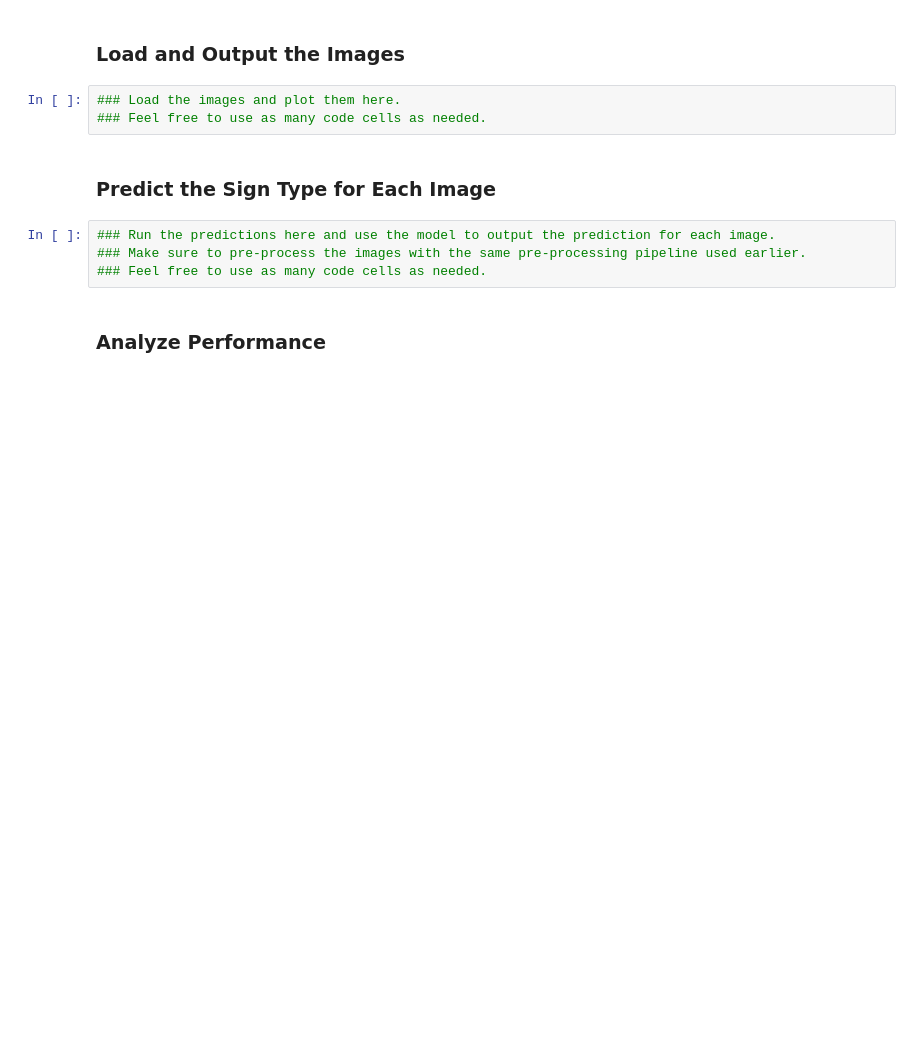
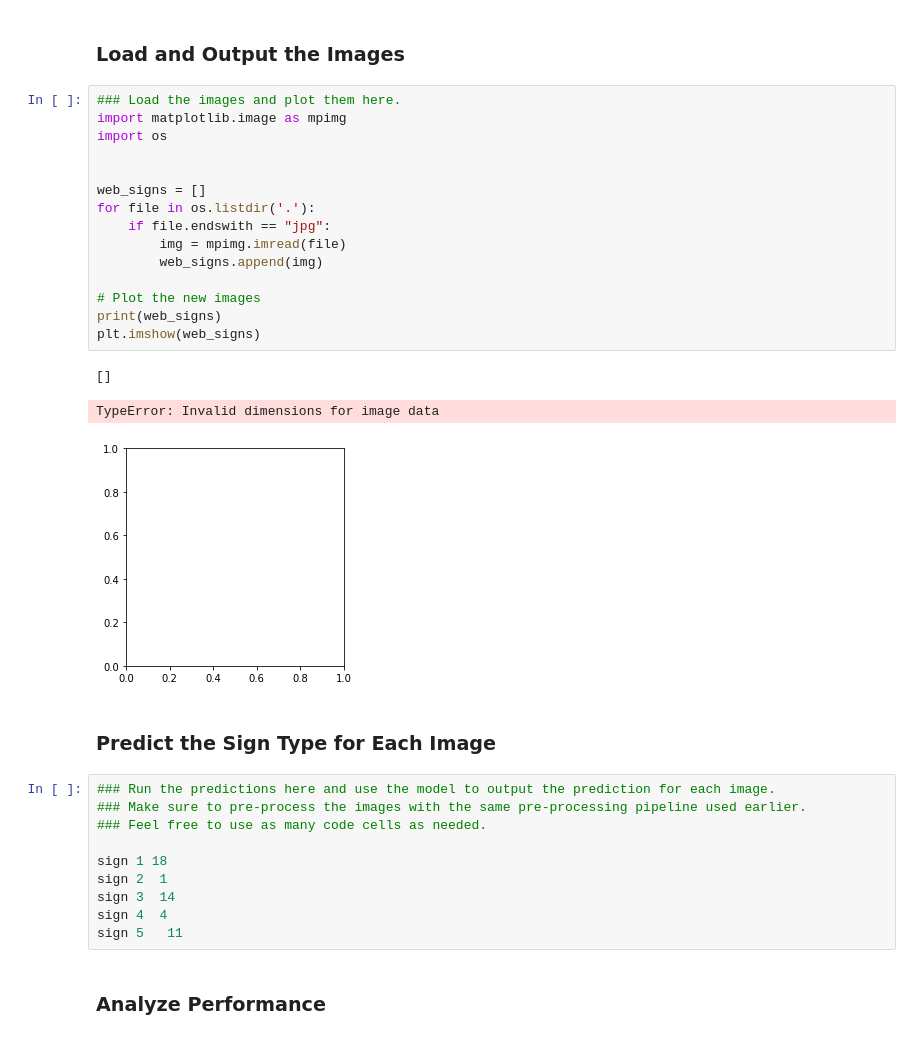
Before and after one commit to jtuckerdunn/CarND-Traffic-Sign-Classifier-Project, a Jupyter notebook: Traffic_Sign_Classifier.ipynb, the cells around one changed output. Saved outputs shown, nothing was run; the diff lists cells and outputs as text; blank space fills up the shorter version.

```diff
--- a/Traffic_Sign_Classifier.ipynb
+++ b/Traffic_Sign_Classifier.ipynb
@@ -296,15 +303,37 @@ To give yourself more insight into how your model is working, download at least
 You may find `signnames.csv` useful as it contains mappings from the class id (integer) to the actual sign name.
 # %% [markdown]
 ### Load and Output the Images
-# %%
-### Load the images and plot them here.
-### Feel free to use as many code cells as needed.
+# %%
+### Load the images and plot them here.
+import matplotlib.image as mpimg
+import os
+
+
+web_signs = []
+for file in os.listdir('.'):
+    if file.endswith == "jpg":
+        img = mpimg.imread(file)
+        web_signs.append(img)
+
+# Plot the new images
+print(web_signs)
+plt.imshow(web_signs)
+# %% [output]
+[]
+TypeError: Invalid dimensions for image data
+[figure, added]
 # %% [markdown]
 ### Predict the Sign Type for Each Image
 # %%
 ### Run the predictions here and use the model to output the prediction for each image.
 ### Make sure to pre-process the images with the same pre-processing pipeline used earlier.
 ### Feel free to use as many code cells as needed.
+
+sign 1 18
+sign 2  1
+sign 3  14
+sign 4  4
+sign 5   11
 # %% [markdown]
 ### Analyze Performance
 # %%
```
Also changed, not shown: parts of 5 cells of this notebook, 9 other files.
